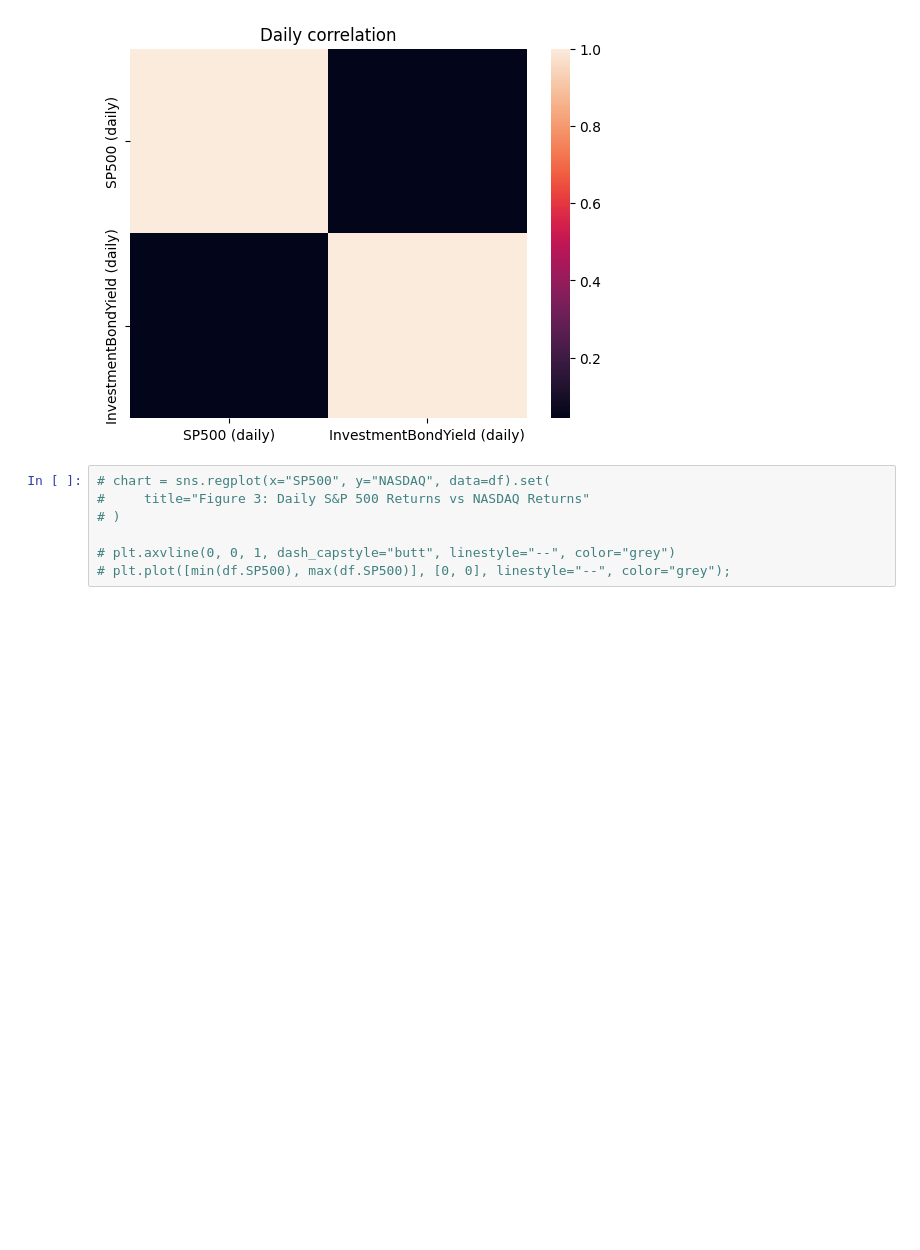
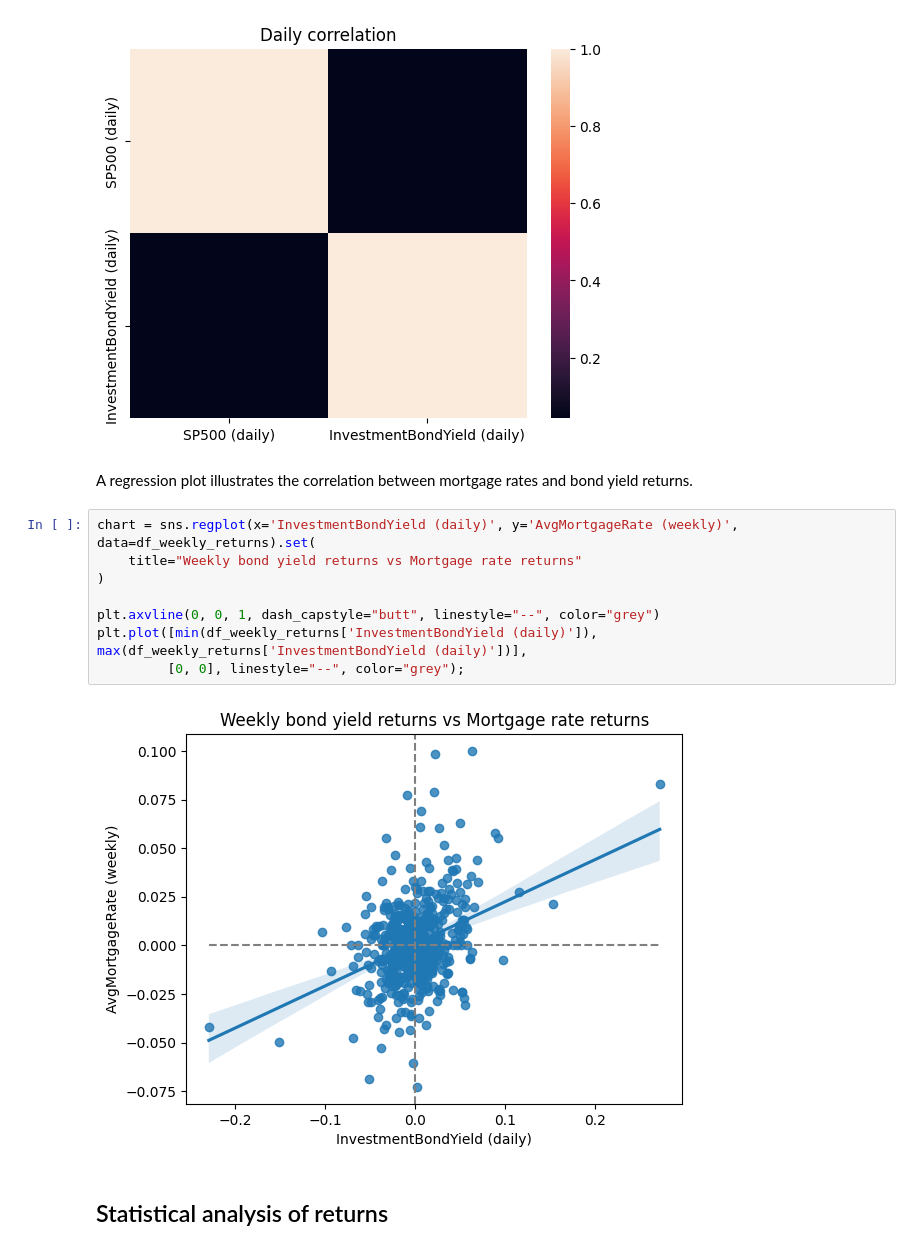
Before and after one commit to GiftChimangeni/wqu_GWP_MScFE_600, a Jupyter notebook: data_analysis_FinancialData_GWP1.ipynb, the cells around one changed output. Cells and saved outputs as stored; diff of their text form; blank space fills up the shorter version.

Commit message:
add regression plot

```diff
--- a/data_analysis_FinancialData_GWP1.ipynb
+++ b/data_analysis_FinancialData_GWP1.ipynb
@@ -155,10 +140,17 @@ plot_correlation_heatmap(df_daily_returns, 'Daily correlation')
 [figure]
 [figure]
 [figure]
-# %%
-# chart = sns.regplot(x="SP500", y="NASDAQ", data=df).set(
-#     title="Figure 3: Daily S&P 500 Returns vs NASDAQ Returns"
-# )
-
-# plt.axvline(0, 0, 1, dash_capstyle="butt", linestyle="--", color="grey")
-# plt.plot([min(df.SP500), max(df.SP500)], [0, 0], linestyle="--", color="grey");
+# %% [markdown]
+A regression plot illustrates the correlation between mortgage rates and bond yield returns.
+# %%
+chart = sns.regplot(x='InvestmentBondYield (daily)', y='AvgMortgageRate (weekly)', data=df_weekly_returns).set(
+    title="Weekly bond yield returns vs Mortgage rate returns"
+)
+
+plt.axvline(0, 0, 1, dash_capstyle="butt", linestyle="--", color="grey")
+plt.plot([min(df_weekly_returns['InvestmentBondYield (daily)']), max(df_weekly_returns['InvestmentBondYield (daily)'])],
+         [0, 0], linestyle="--", color="grey");
+# %% [output]
+[figure, added]
+# %% [markdown]
+## Statistical analysis of returns
```
Also changed, not shown: parts of 2 cells of this notebook.
